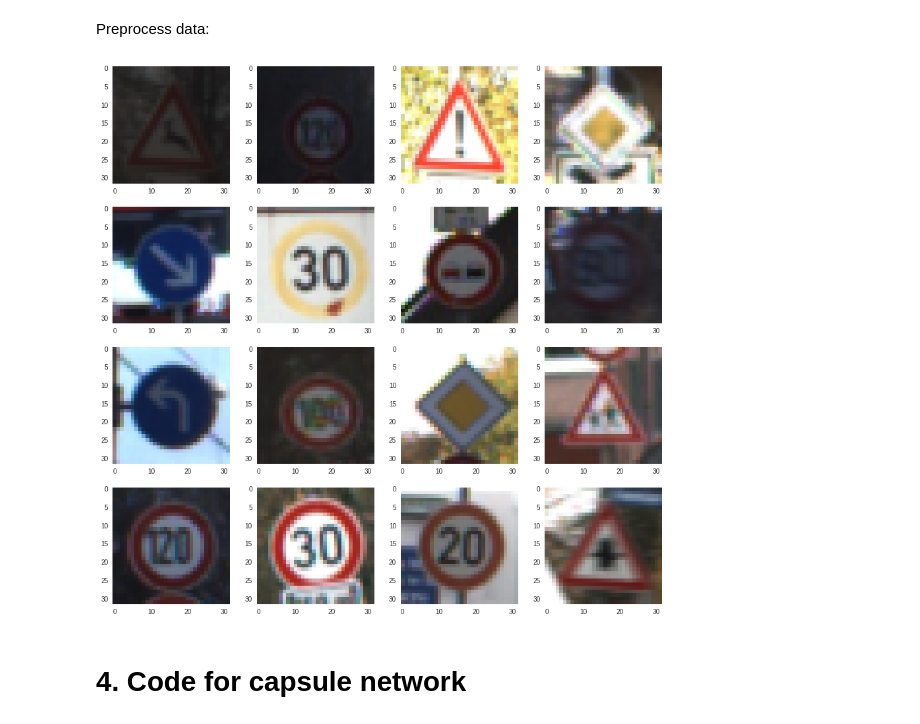
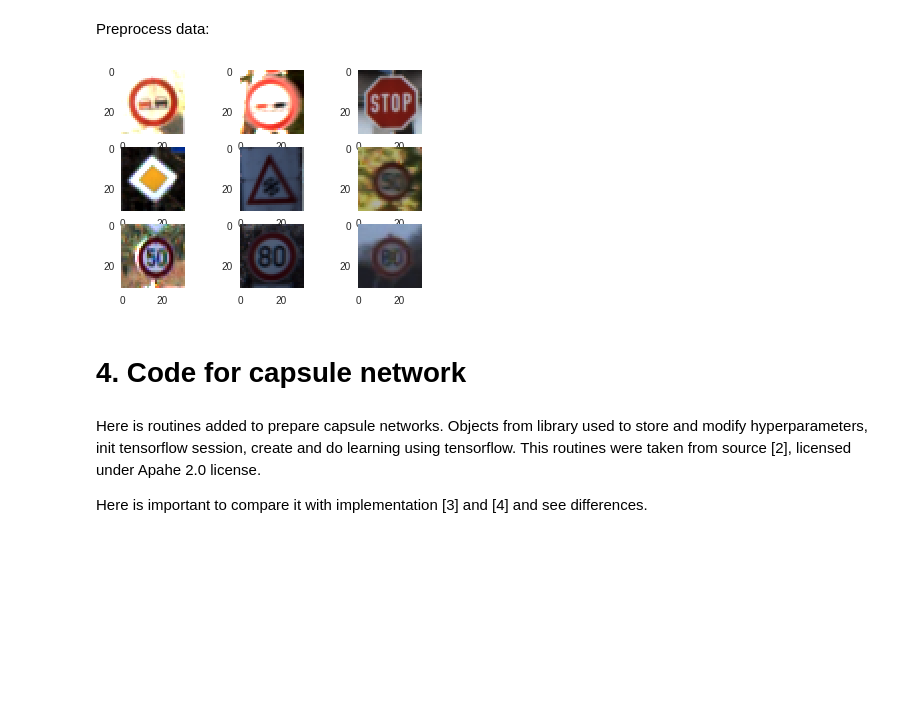
Before and after one commit to Babajko/capsule_network_traffic_sign, a Jupyter notebook: src/capsule_network_traffic_sign.ipynb, the cells around one changed output. Drawn from its saved outputs; the diff is of its cells as text; code cells hidden in the pictures; blank space fills up the shorter version.

Commit message:
Added source codes, links, references

```diff
--- a/src/capsule_network_traffic_sign.ipynb
+++ b/src/capsule_network_traffic_sign.ipynb
@@ -132,6 +145,2 @@ Using TensorFlow backend.
 # %% [markdown]
 Preprocess data:
-# %%
-X_tst = X_tst / 255
-X_trn = X_trn / 255
-X_vld = X_vld / 255
@@ -146,18 +159,45 @@ test_datagen.fit(X_tst)
+# %%
+def preprocessing_function(img):
+    """
+        Custom preprocessing_function
+    """
+    img = img * 255
+    img = Image.fromarray(img.astype('uint8'), 'RGB')
+    img = ImageEnhance.Brightness(img).enhance(random.uniform(0.6, 1.5))
+    img = ImageEnhance.Contrast(img).enhance(random.uniform(0.6, 1.5))
+
+    return np.array(img) / 255
+
+train_datagen = ImageDataGenerator()
+train_datagen_augmented = ImageDataGenerator(
+    rotation_range=0,
+    shear_range=0,
+    width_shift_range=0,
+    height_shift_range=0,
+    horizontal_flip=False,
+    preprocessing_function=preprocessing_function)
+inference_datagen = ImageDataGenerator()
+train_datagen.fit(X_train)
+train_datagen_augmented.fit(X_train)
+inference_datagen.fit(X_valid)
+inference_datagen.fit(X_test)
 # %%
-fig = plt.figure(figsize=(15, 15))
-i = 0
+fig = plt.figure()
 
+n = 0
 
-for x_batch, y_batch in train_datagen.flow(X_trn, Y_trn, batch_size=1):
-    a=fig.add_subplot(block, block, i+1)
+graph_size = 3
+
+for x_batch, y_batch in train_datagen_augmented.flow(X_train, Y_trn, batch_size=1):
+    a=fig.add_subplot(graph_size, graph_size, n+1)
     imgplot = plt.imshow(x_batch[0])
-    i = i + 1
-    if i > 15:
+    n = n + 1
+    if n > 8:
         break
 
 
 plt.show()
 # %% [output]
-[figure, old version]
+[figure, new version]
 # %% [markdown]
 # 4. Code for capsule network
@@ -235,0 +267,5 @@ import os
+# %% [markdown]
+Here is routines added to prepare capsule networks. Objects from library used to store and modify hyperparameters,  init tensorflow session, create and do learning using tensorflow.
+This routines were taken from source [2], licensed under Apahe 2.0 license.
+
+Here is important to compare it with implementation [3] and [4] and see differences.
```
Also changed, not shown: parts of 14 cells of this notebook.
